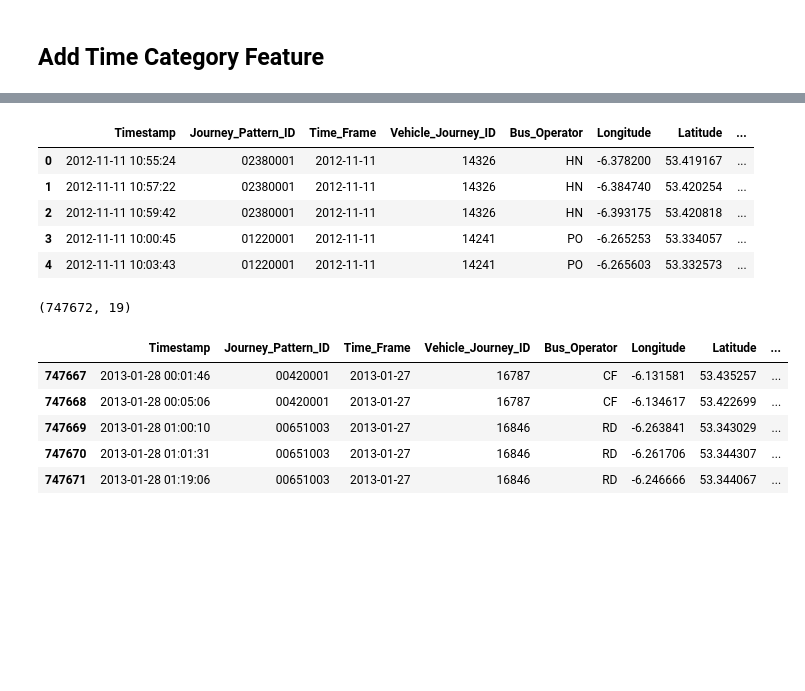
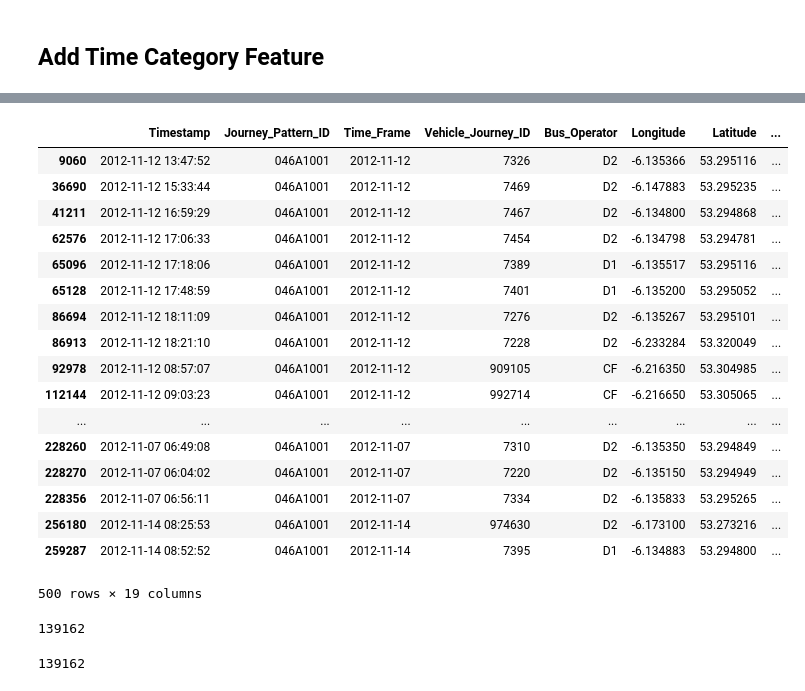
Before and after one commit to DanieleStrafile/COMP47360, a Jupyter notebook: Python Notebooks/Final_Clean_optimized.ipynb, the cells around one changed output, grey strips where cells are left out. Drawn from its saved outputs; the diff is of its cells as text; code cells hidden in the pictures; blank space fills up the shorter version.

```diff
--- a/Python Notebooks/Final_Clean_optimized.ipynb
+++ b/Python Notebooks/Final_Clean_optimized.ipynb
@@ -452,26 +529,33 @@ for column in categorical_columns:
 # %%
 df.to_hdf(hdf_path, 'table_name', mode='a', format='table', append=True, data_columns=True,complevel=9, complib='blosc')
 # %%
-df = pd.read_hdf("cleaned_store.h5", key="table_name", where='Week_Day == 6')
+df = pd.read_hdf("cleaned_store.h5", key="table_name", where='TravelTime == 0.0 and Journey_Pattern_ID == "046A1001"')
 # %%
-df.head()
+df.head(500)
 # %% [output]
 |  | Timestamp | Journey_Pattern_ID | Time_Frame | Vehicle_Journey_ID | Bus_Operator | Longitude | Latitude | ... |
-| 0 | 2012-11-11 10:55:24 | 02380001 | 2012-11-11 | 14326 | HN | -6.378200 | 53.419167 | ... |
-| 1 | 2012-11-11 10:57:22 | 02380001 | 2012-11-11 | 14326 | HN | -6.384740 | 53.420254 | ... |
-| 2 | 2012-11-11 10:59:42 | 02380001 | 2012-11-11 | 14326 | HN | -6.393175 | 53.420818 | ... |
-| 3 | 2012-11-11 10:00:45 | 01220001 | 2012-11-11 | 14241 | PO | -6.265253 | 53.334057 | ... |
-| 4 | 2012-11-11 10:03:43 | 01220001 | 2012-11-11 | 14241 | PO | -6.265603 | 53.332573 | ... |
+| 9060 | 2012-11-12 13:47:52 | 046A1001 | 2012-11-12 | 7326 | D2 | -6.135366 | 53.295116 | ... |
+| 36690 | 2012-11-12 15:33:44 | 046A1001 | 2012-11-12 | 7469 | D2 | -6.147883 | 53.295235 | ... |
+| 41211 | 2012-11-12 16:59:29 | 046A1001 | 2012-11-12 | 7467 | D2 | -6.134800 | 53.294868 | ... |
+| 62576 | 2012-11-12 17:06:33 | 046A1001 | 2012-11-12 | 7454 | D2 | -6.134798 | 53.294781 | ... |
+| 65096 | 2012-11-12 17:18:06 | 046A1001 | 2012-11-12 | 7389 | D1 | -6.135517 | 53.295116 | ... |
+| 65128 | 2012-11-12 17:48:59 | 046A1001 | 2012-11-12 | 7401 | D1 | -6.135200 | 53.295052 | ... |
+| 86694 | 2012-11-12 18:11:09 | 046A1001 | 2012-11-12 | 7276 | D2 | -6.135267 | 53.295101 | ... |
+| 86913 | 2012-11-12 18:21:10 | 046A1001 | 2012-11-12 | 7228 | D2 | -6.233284 | 53.320049 | ... |
+| 92978 | 2012-11-12 08:57:07 | 046A1001 | 2012-11-12 | 909105 | CF | -6.216350 | 53.304985 | ... |
+| 112144 | 2012-11-12 09:03:23 | 046A1001 | 2012-11-12 | 992714 | CF | -6.216650 | 53.305065 | ... |
+| ... | ... | ... | ... | ... | ... | ... | ... | ... |
+| 228260 | 2012-11-07 06:49:08 | 046A1001 | 2012-11-07 | 7310 | D2 | -6.135350 | 53.294849 | ... |
+| 228270 | 2012-11-07 06:04:02 | 046A1001 | 2012-11-07 | 7220 | D2 | -6.135150 | 53.294949 | ... |
+| 228356 | 2012-11-07 06:56:11 | 046A1001 | 2012-11-07 | 7334 | D2 | -6.135833 | 53.295265 | ... |
+| 256180 | 2012-11-14 08:25:53 | 046A1001 | 2012-11-14 | 974630 | D2 | -6.173100 | 53.273216 | ... |
+| 259287 | 2012-11-14 08:52:52 | 046A1001 | 2012-11-14 | 7395 | D1 | -6.134883 | 53.294800 | ... |
+500 rows × 19 columns
-# %%
-df.shape
-# %% [output]
-(747672, 19)
-# %%
-df.tail()
-# %% [output]
-|  | Timestamp | Journey_Pattern_ID | Time_Frame | Vehicle_Journey_ID | Bus_Operator | Longitude | Latitude | ... |
-| 747667 | 2013-01-28 00:01:46 | 00420001 | 2013-01-27 | 16787 | CF | -6.131581 | 53.435257 | ... |
-| 747668 | 2013-01-28 00:05:06 | 00420001 | 2013-01-27 | 16787 | CF | -6.134617 | 53.422699 | ... |
-| 747669 | 2013-01-28 01:00:10 | 00651003 | 2013-01-27 | 16846 | RD | -6.263841 | 53.343029 | ... |
-| 747670 | 2013-01-28 01:01:31 | 00651003 | 2013-01-27 | 16846 | RD | -6.261706 | 53.344307 | ... |
-| 747671 | 2013-01-28 01:19:06 | 00651003 | 2013-01-27 | 16846 | RD | -6.246666 | 53.344067 | ... |
+# %%
+len(df)
+# %% [output]
+139162
+# %%
+len(df)
+# %% [output]
+139162
```
Also changed, not shown: parts of 25 cells of this notebook.
